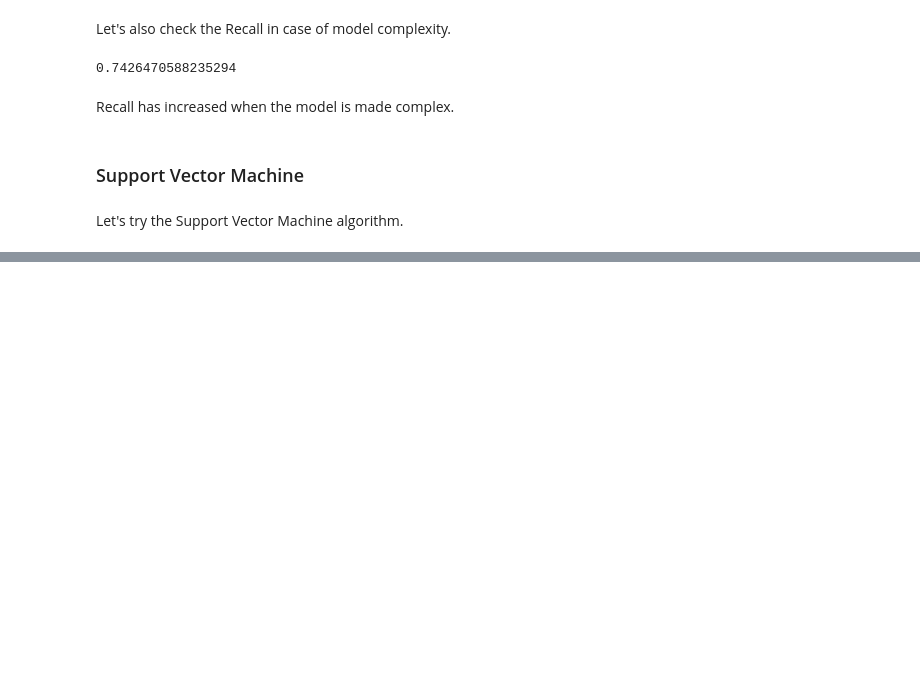
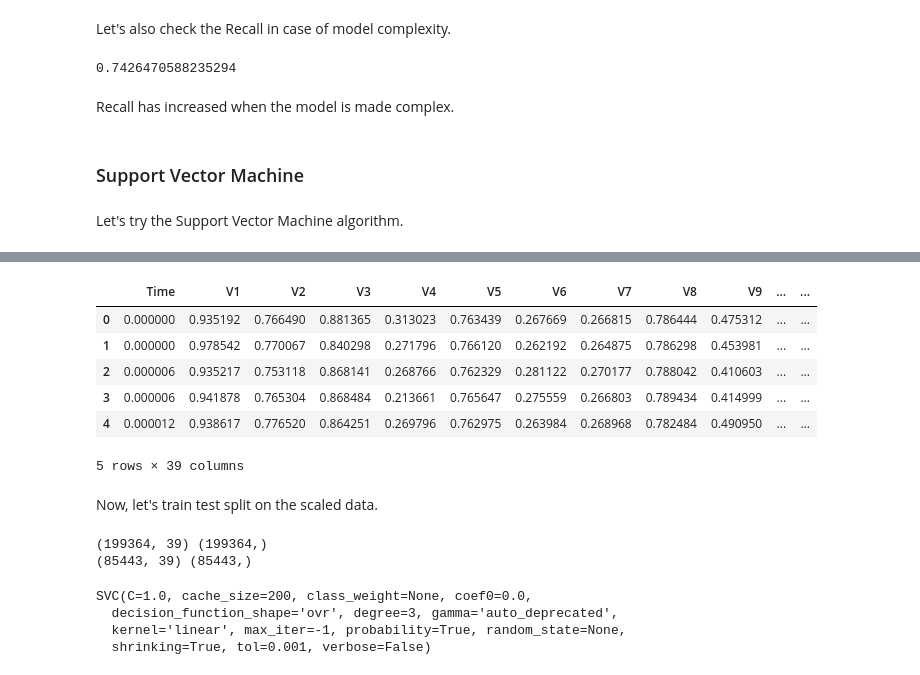
Before and after one commit to hamzanasirr/Credit-Card-Fraud-Detection-using-Machine-Learning, a Jupyter notebook: Credit Card Fraud Detection.ipynb, the cells around one changed output, grey strips where cells are left out. Cells and saved outputs as stored; diff of their text form; code cells hidden in the pictures; blank space fills up the shorter version.

```diff
--- a/Credit Card Fraud Detection.ipynb
+++ b/Credit Card Fraud Detection.ipynb
@@ -471,0 +476,2 @@ Let's try the Support Vector Machine algorithm.
+# %%
+mms = MinMaxScaler()
@@ -471,0 +489,15 @@ Let's try the Support Vector Machine algorithm.
+# %%
+X_scaled = mms.fit_transform(X)
+# %%
+X_scaled = pd.DataFrame(data=X_scaled, columns=X.columns)
+X_scaled.head()
+# %% [output]
+|  | Time | V1 | V2 | V3 | V4 | V5 | V6 | V7 | V8 | V9 | ... | ... |
+| 0 | 0.000000 | 0.935192 | 0.766490 | 0.881365 | 0.313023 | 0.763439 | 0.267669 | 0.266815 | 0.786444 | 0.475312 | ... | ... |
+| 1 | 0.000000 | 0.978542 | 0.770067 | 0.840298 | 0.271796 | 0.766120 | 0.262192 | 0.264875 | 0.786298 | 0.453981 | ... | ... |
+| 2 | 0.000006 | 0.935217 | 0.753118 | 0.868141 | 0.268766 | 0.762329 | 0.281122 | 0.270177 | 0.788042 | 0.410603 | ... | ... |
+| 3 | 0.000006 | 0.941878 | 0.765304 | 0.868484 | 0.213661 | 0.765647 | 0.275559 | 0.266803 | 0.789434 | 0.414999 | ... | ... |
+| 4 | 0.000012 | 0.938617 | 0.776520 | 0.864251 | 0.269796 | 0.762975 | 0.263984 | 0.268968 | 0.782484 | 0.490950 | ... | ... |
+5 rows × 39 columns
+# %% [markdown]
+Now, let's train test split on the scaled data.
@@ -472,2 +507,8 @@ Let's try the Support Vector Machine algorithm.
+# %%
+print(xtrainS.shape, ytrainS.shape)
+print(xtestS.shape, ytestS.shape)
+# %% [output]
+(199364, 39) (199364,)
+(85443, 39) (85443,)
 # %%
 from sklearn.svm import SVC
@@ -473,0 +517,7 @@ from sklearn.svm import SVC
+# %%
+svc_model.fit(xtrainS, ytrainS)
+# %% [output]
+SVC(C=1.0, cache_size=200, class_weight=None, coef0=0.0,
+  decision_function_shape='ovr', degree=3, gamma='auto_deprecated',
+  kernel='linear', max_iter=-1, probability=True, random_state=None,
+  shrinking=True, tol=0.001, verbose=False)
```
Also changed, not shown: parts of 13 cells of this notebook.
